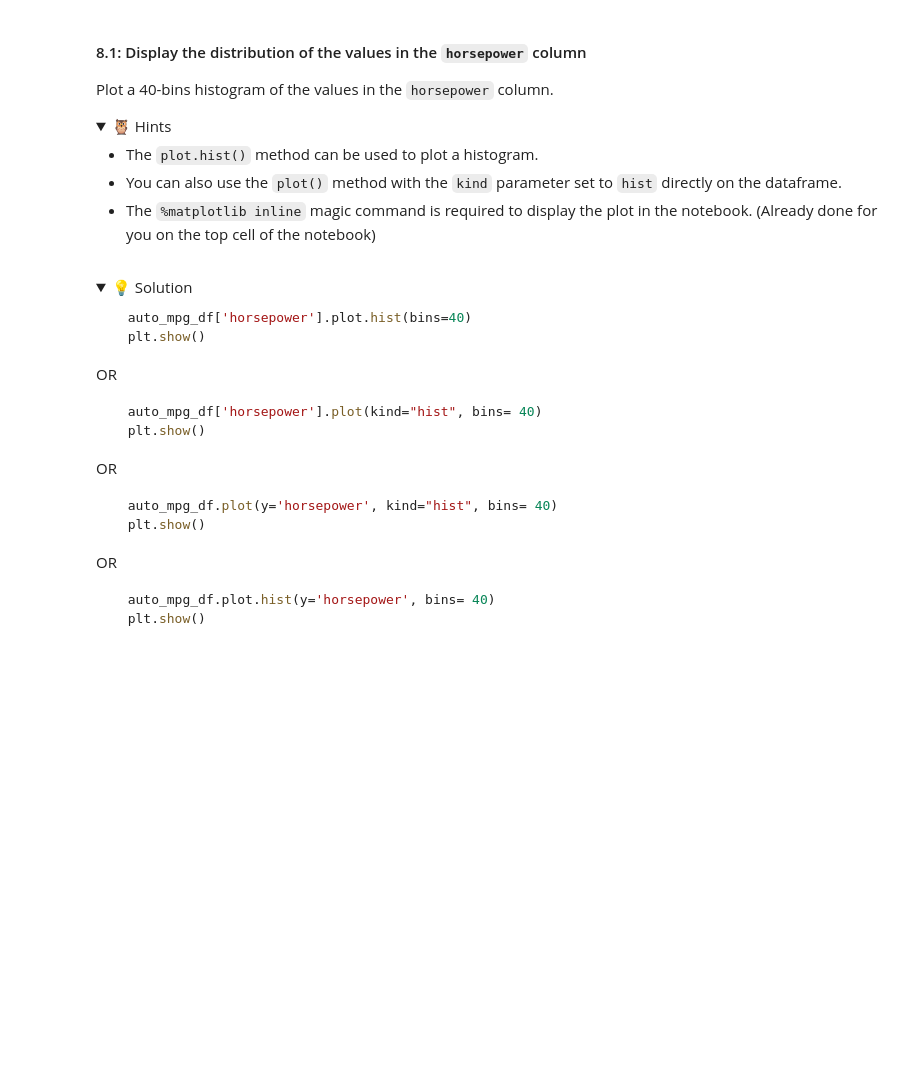
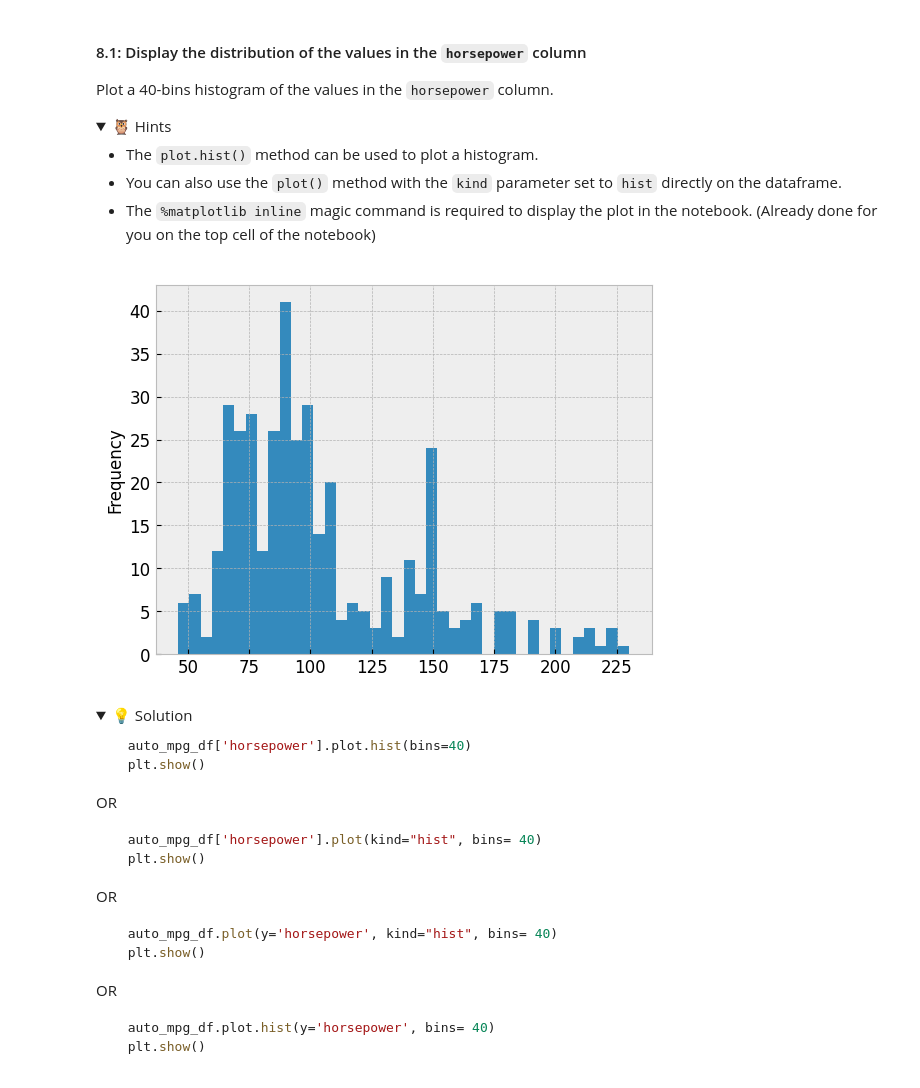
Before and after one commit to IT4063-Spring2025/exploratory-data-analysis-PrashansaDhakal, a Jupyter notebook: notebook.ipynb, the cells around one changed output. Drawn from its saved outputs; the diff is of its cells as text; code cells hidden in the pictures; folded sections open; blank space fills up the shorter version.

```diff
--- a/notebook.ipynb
+++ b/notebook.ipynb
@@ -264,6 +290,8 @@ Now that we've confirmed that there are duplicate records in the dataset, let's
   - The `drop_duplicates()` method can be used to remove duplicate records.
   - Make sure you either save the results of the method to a new variable, or use the `inplace` parameter to update the dataframe in place.
 </details>
+# %%
+auto_mpg_df.drop_duplicates(inplace=True)
 # %% [markdown]
 
 <details>
@@ -347,6 +427,8 @@ In working with the `auto_mpg` dataset, we'll develop a model to predict the `mp
   - Either save the results of the method to a new variable, or use the `inplace` parameter to update the dataframe in place.
 
 </details>
+# %%
+auto_mpg_df.dropna(subset = ['mpg'],inplace=True)
 # %% [markdown]
 <details>
   <summary>💡 Solution</summary>
@@ -384,6 +479,11 @@ Plot a 40-bins histogram of the values in the `horsepower` column.
   - The `%matplotlib inline` magic command is required to display the plot in the notebook. (Already done for you on the top cell of the notebook)
 
 </details>
+# %%
+auto_mpg_df['horsepower'].plot.hist(bins=40)
+plt.show()
+# %% [output]
+[figure, added]
 # %% [markdown]
 <details>
   <summary>💡 Solution</summary>
```
Also changed, not shown: parts of 35 cells of this notebook, 2 other files.
